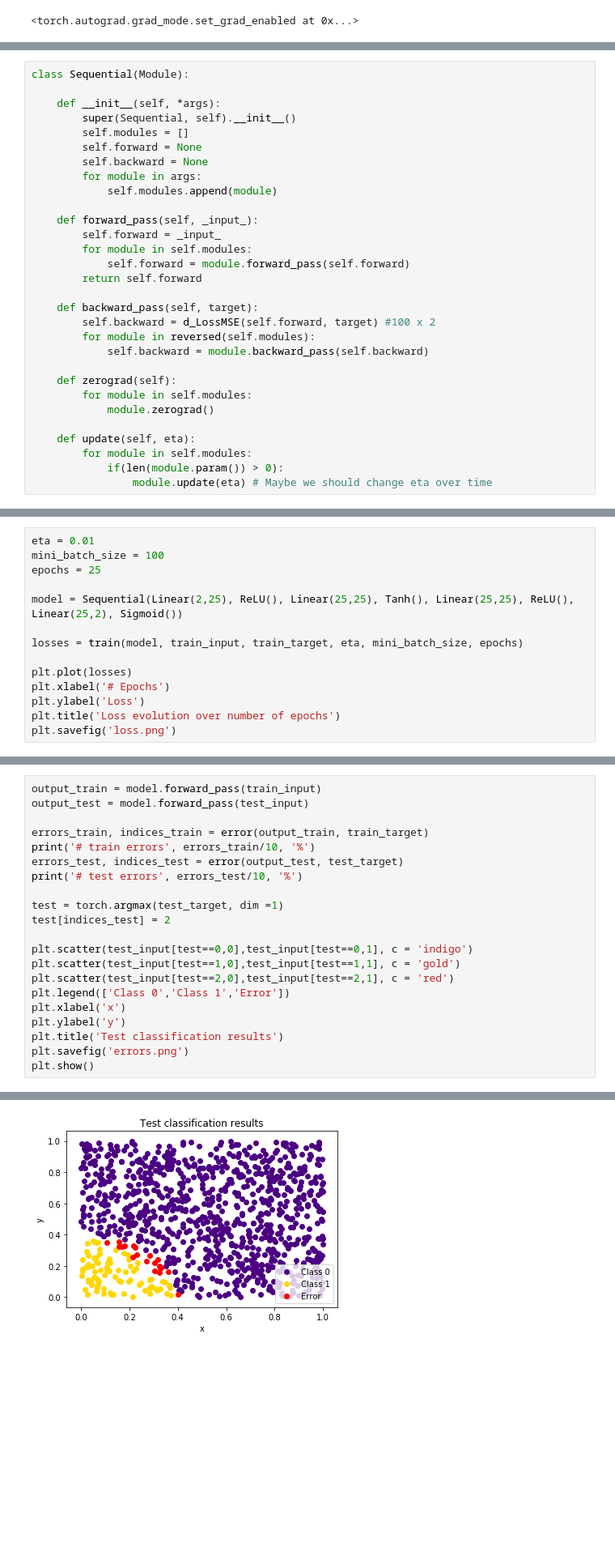
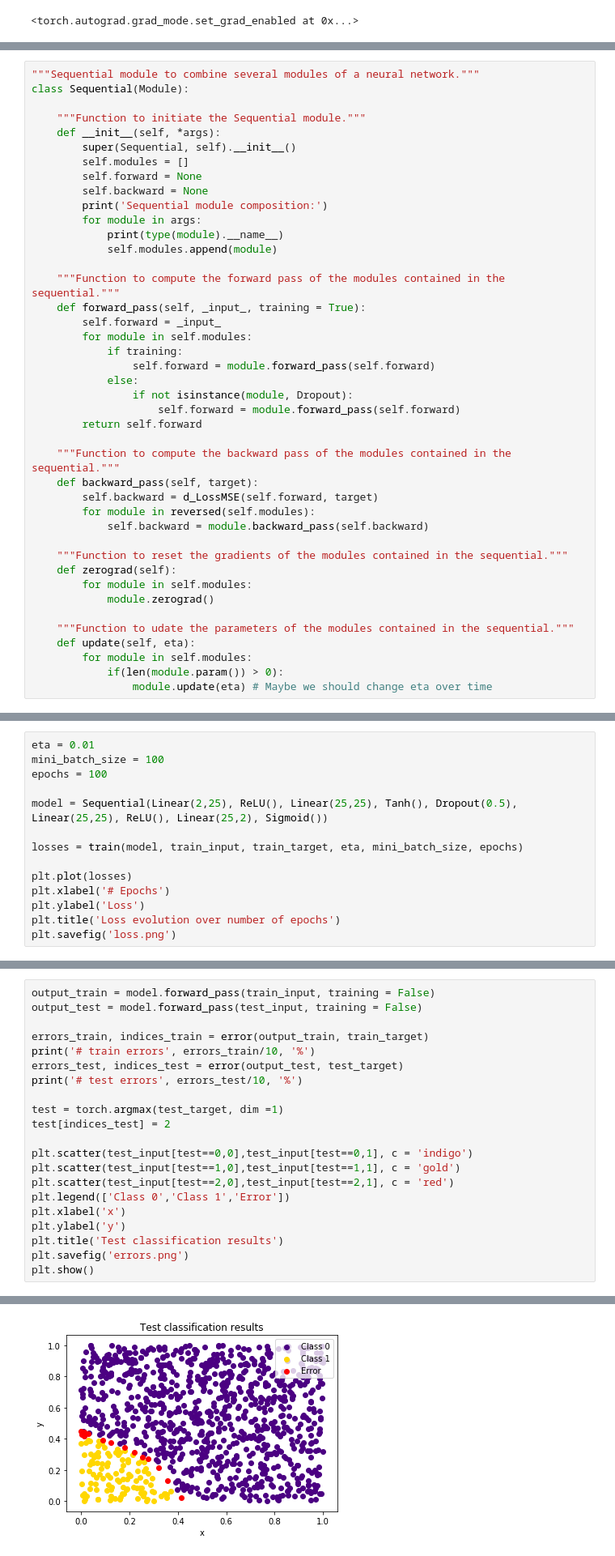
Before and after one commit to carparel/Deep-Learning, a Jupyter notebook: Mini_project_2_second_try.ipynb, the cells around one changed output, grey strips where cells are left out. Shown at 81% size. Cells and saved outputs as stored; diff of their text form; blank space fills up the shorter version.

```diff
--- a/Mini_project_2_second_try.ipynb
+++ b/Mini_project_2_second_try.ipynb
@@ -192,31 +192,43 @@ class Dropout(Module):
     def backward_pass(self, gradwrtoutput):
         return gradwrtoutput * self.prob
 # %%
+"""Sequential module to combine several modules of a neural network."""
 class Sequential(Module):
 
+    """Function to initiate the Sequential module."""
     def __init__(self, *args):
         super(Sequential, self).__init__()
         self.modules = []
         self.forward = None
         self.backward = None
+        print('Sequential module composition:')
         for module in args:
+            print(type(module).__name__)
             self.modules.append(module)
 
-    def forward_pass(self, _input_):
+    """Function to compute the forward pass of the modules contained in the sequential."""
+    def forward_pass(self, _input_, training = True):
         self.forward = _input_
         for module in self.modules:
-            self.forward = module.forward_pass(self.forward)
+            if training:
+                self.forward = module.forward_pass(self.forward)
+            else:
+                if not isinstance(module, Dropout):
+                    self.forward = module.forward_pass(self.forward)
         return self.forward
 
+    """Function to compute the backward pass of the modules contained in the sequential."""
     def backward_pass(self, target):
-        self.backward = d_LossMSE(self.forward, target) #100 x 2
+        self.backward = d_LossMSE(self.forward, target)
         for module in reversed(self.modules):
             self.backward = module.backward_pass(self.backward)
 
+    """Function to reset the gradients of the modules contained in the sequential."""
     def zerograd(self):
         for module in self.modules:
             module.zerograd()
 
+    """Function to udate the parameters of the modules contained in the sequential."""
     def update(self, eta):
         for module in self.modules:
             if(len(module.param()) > 0):
@@ -246,9 +258,9 @@ def error(output, target):
 # %%
 eta = 0.01
 mini_batch_size = 100
-epochs = 25
+epochs = 100
 
-model = Sequential(Linear(2,25), ReLU(), Linear(25,25), Tanh(), Linear(25,25), ReLU(), Linear(25,2), Sigmoid())
+model = Sequential(Linear(2,25), ReLU(), Linear(25,25), Tanh(), Dropout(0.5), Linear(25,25), ReLU(), Linear(25,2), Sigmoid())
 
 losses = train(model, train_input, train_target, eta, mini_batch_size, epochs)
 
@@ -262,6 +284,6 @@ plt.savefig('loss.png')
 # %%
-output_train = model.forward_pass(train_input)
-output_test = model.forward_pass(test_input)
+output_train = model.forward_pass(train_input, training = False)
+output_test = model.forward_pass(test_input, training = False)
 
 errors_train, indices_train = error(output_train, train_target)
 print('# train errors', errors_train/10, '%')
@@ -286,4 +308,4 @@ plt.show()
-[figure, old version]
+[figure, new version]
 # %%
 import torch
 from torch.autograd import Variable
```
Also changed, not shown: parts of 3 cells of this notebook, 18 other files.
